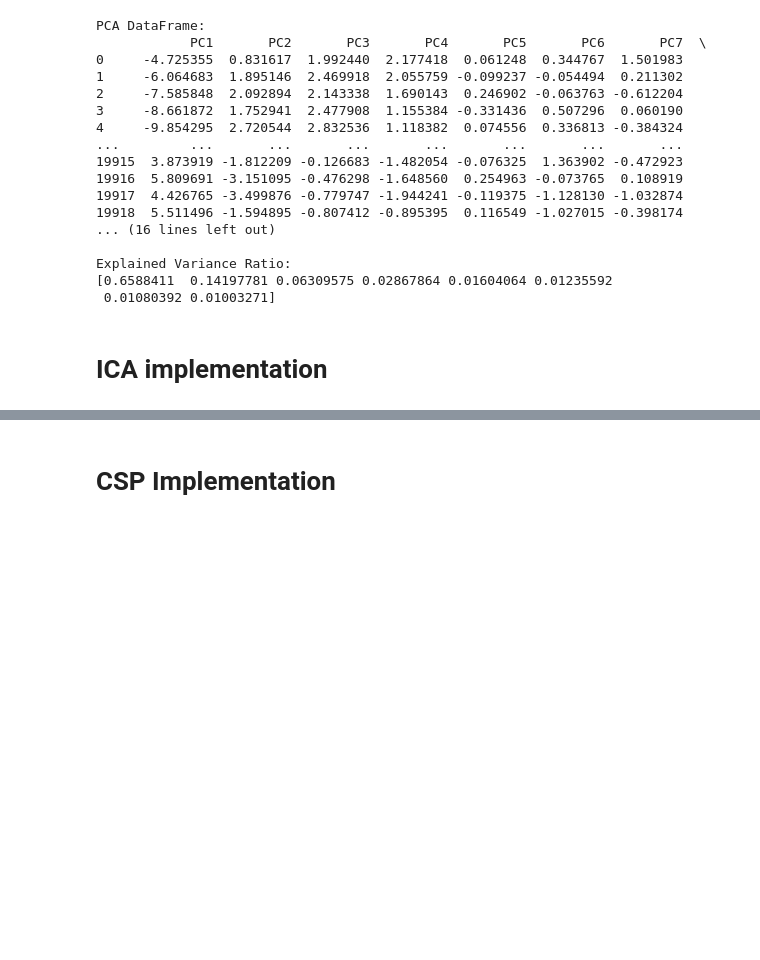
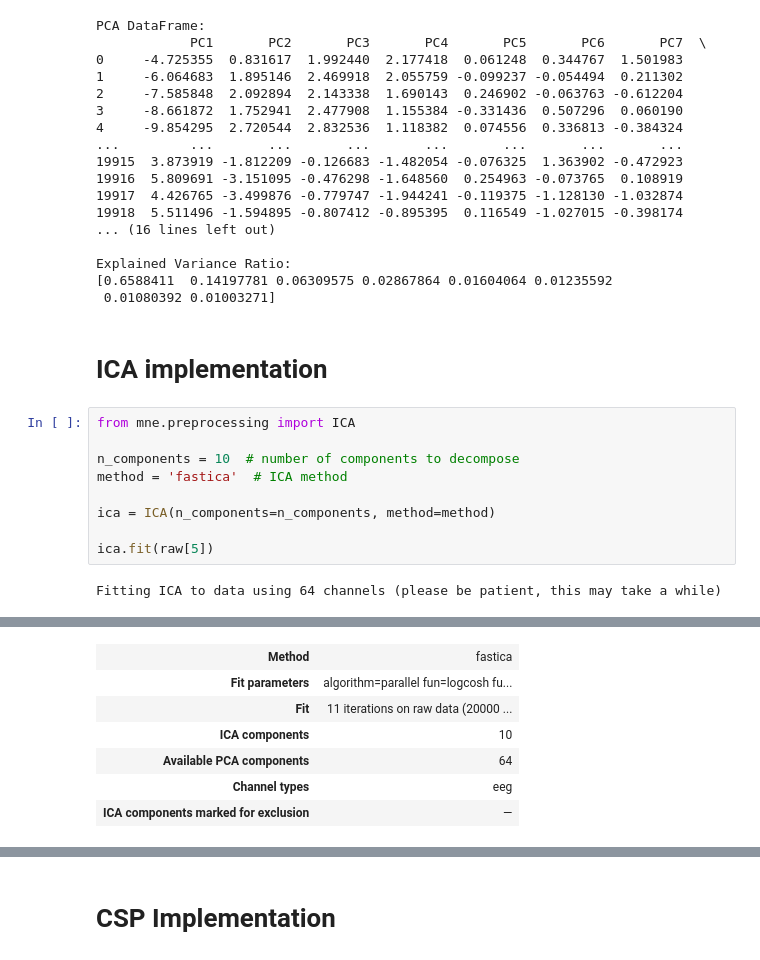
Before and after one commit to AkashKulkarni4444/BCI_Project, a Jupyter notebook: CSP_ICA_PCA.ipynb, the cells around one changed output, grey strips where cells are left out. Cells and saved outputs as stored; diff of their text form; blank space fills up the shorter version.

```diff
--- a/CSP_ICA_PCA.ipynb
+++ b/CSP_ICA_PCA.ipynb
@@ -229,3 +229,14 @@ Explained Variance Ratio:
  0.01080392 0.01003271]
 # %% [markdown]
 # ICA implementation
+# %%
+from mne.preprocessing import ICA
+
+n_components = 10  # number of components to decompose
+method = 'fastica'  # ICA method
+
+ica = ICA(n_components=n_components, method=method)
+
+ica.fit(raw[5])
+# %% [output]
+Fitting ICA to data using 64 channels (please be patient, this may take a while)
@@ -231,0 +245,7 @@ Explained Variance Ratio:
+| Method | fastica |
+| Fit parameters | algorithm=parallel fun=logcosh fu... |
+| Fit | 11 iterations on raw data (20000 ... |
+| ICA components | 10 |
+| Available PCA components | 64 |
+| Channel types | eeg |
+| ICA components marked for exclusion | — |
```
Also changed, not shown: parts of 3 cells of this notebook.
